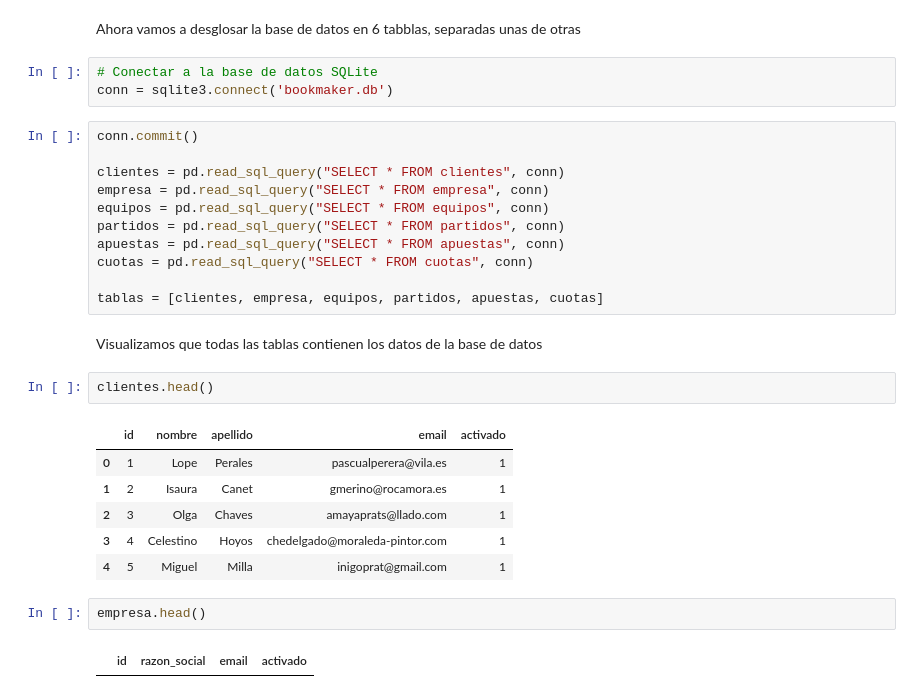
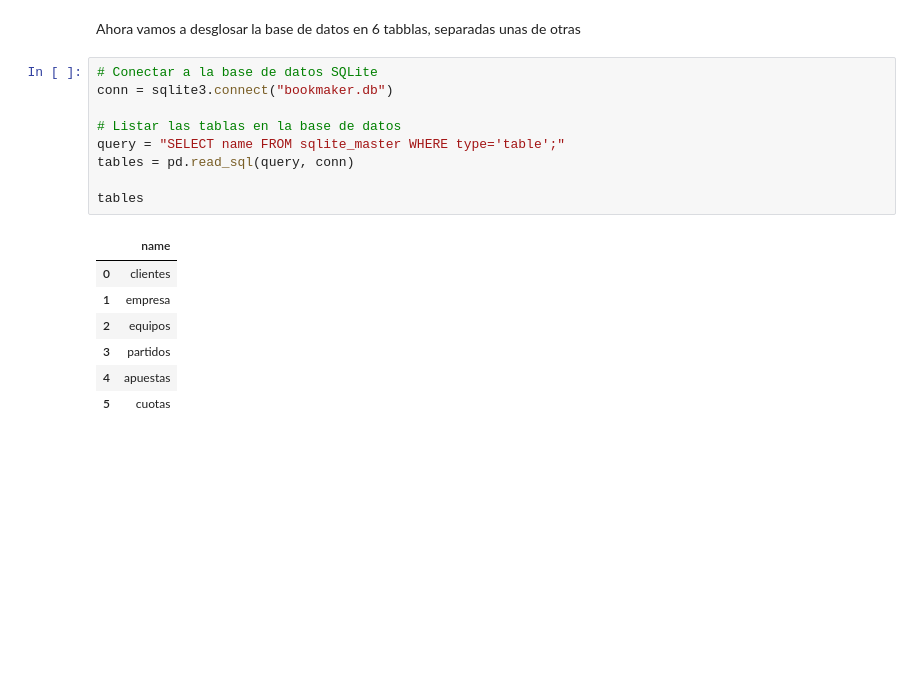
Before and after one commit to MiguelGG03/Api_Casas_Apuestas, a Jupyter notebook: limpieza_de_datos.ipynb, the cells around one changed output. Saved outputs shown, nothing was run; the diff lists cells and outputs as text; blank space fills up the shorter version.

```diff
--- a/limpieza_de_datos.ipynb
+++ b/limpieza_de_datos.ipynb
@@ -42,30 +27,18 @@ please provide us feedback at https://github.com/pandas-dev/pandas/issues/54466
 Ahora vamos a desglosar la base de datos en 6 tabblas, separadas unas de otras
 # %%
 # Conectar a la base de datos SQLite
-conn = sqlite3.connect('bookmaker.db')
+conn = sqlite3.connect("bookmaker.db")
+
+# Listar las tablas en la base de datos
+query = "SELECT name FROM sqlite_master WHERE type='table';"
+tables = pd.read_sql(query, conn)
+
+tables
+# %% [output]
+|  | name |
+| 0 | clientes |
+| 1 | empresa |
+| 2 | equipos |
+| 3 | partidos |
+| 4 | apuestas |
+| 5 | cuotas |
-# %%
-conn.commit()
-
-clientes = pd.read_sql_query("SELECT * FROM clientes", conn)
-empresa = pd.read_sql_query("SELECT * FROM empresa", conn)
-equipos = pd.read_sql_query("SELECT * FROM equipos", conn)
-partidos = pd.read_sql_query("SELECT * FROM partidos", conn)
-apuestas = pd.read_sql_query("SELECT * FROM apuestas", conn)
-cuotas = pd.read_sql_query("SELECT * FROM cuotas", conn)
-
-tablas = [clientes, empresa, equipos, partidos, apuestas, cuotas]
-# %% [markdown]
-Visualizamos que todas las tablas contienen los datos de la base de datos
-# %%
-clientes.head()
-# %% [output]
-|  | id | nombre | apellido | email | activado |
-| 0 | 1 | Lope | Perales | pascualperera@vila.es | 1 |
-| 1 | 2 | Isaura | Canet | gmerino@rocamora.es | 1 |
-| 2 | 3 | Olga | Chaves | amayaprats@llado.com | 1 |
-| 3 | 4 | Celestino | Hoyos | chedelgado@moraleda-pintor.com | 1 |
-| 4 | 5 | Miguel | Milla | inigoprat@gmail.com | 1 |
-# %%
-empresa.head()
-# %% [output]
-|  | id | razon_social | email | activado |
```
Also changed, not shown: parts of 26 cells of this notebook.
